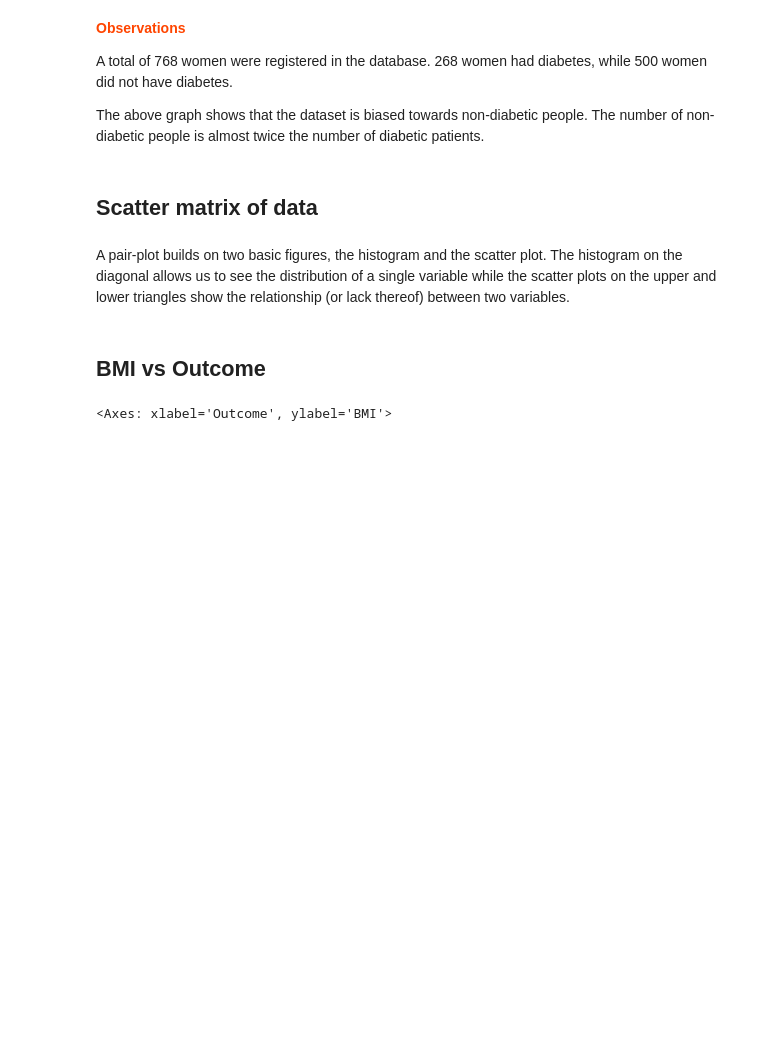
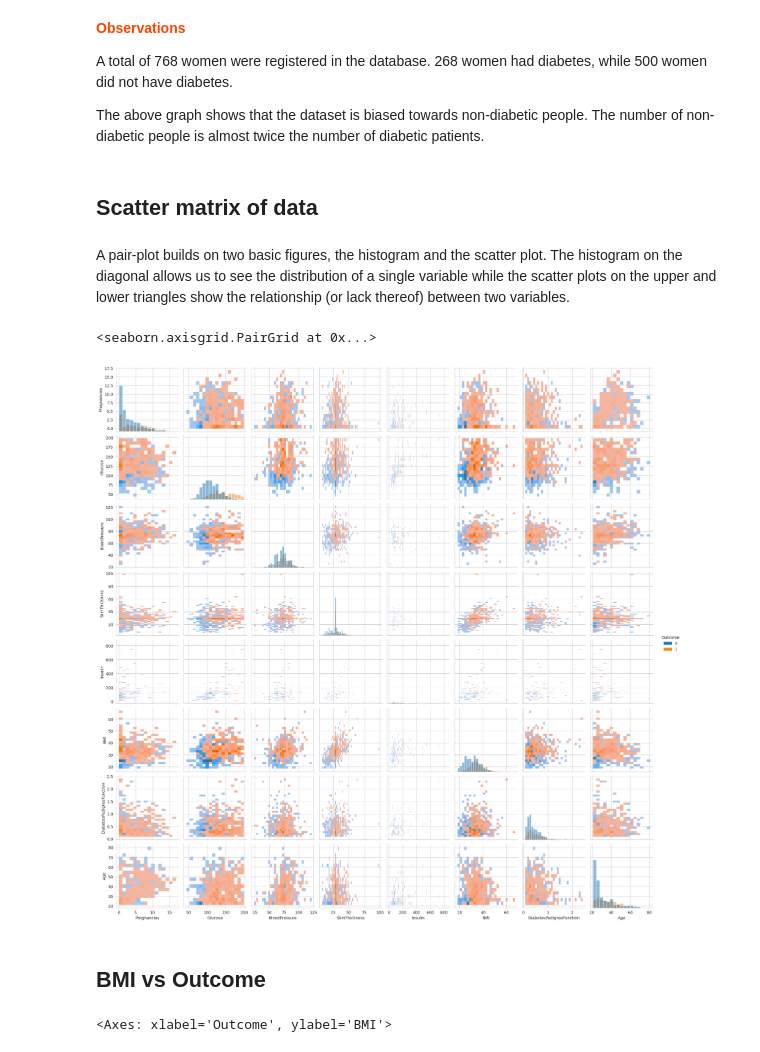
Before and after one commit to Radhaanjaiah/Bandi_Naresh., a Jupyter notebook: Mod3_project.ipynb, the cells around one changed output. Saved outputs shown, nothing was run; the diff lists cells and outputs as text; code cells hidden in the pictures; blank space fills up the shorter version.

```diff
--- a/Mod3_project.ipynb
+++ b/Mod3_project.ipynb
@@ -159,6 +187,10 @@ The above graph shows that the dataset is biased towards non-diabetic people. Th
 A pair-plot builds on two basic figures, the histogram and the scatter plot. The histogram on the diagonal allows us to see the distribution of a single variable while the scatter plots on the upper and lower triangles show the relationship (or lack thereof) between two variables.
 # %%
 ## TASK-2: Display a pairplot using Seaborn for the diabetes dataset, with the 'outcome' as the hue.
+sns.pairplot(diabetes_data, hue="Outcome", kind="hist")
+# %% [output]
+<seaborn.axisgrid.PairGrid at 0x...>
+[figure, added]
 # %% [markdown]
 ## BMI vs Outcome
 # %%
```
Also changed, not shown: parts of 31 cells of this notebook.
